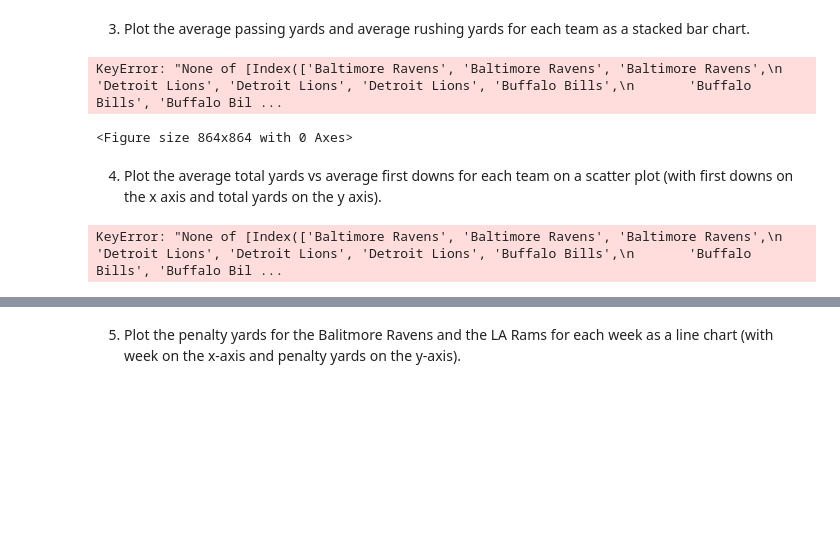
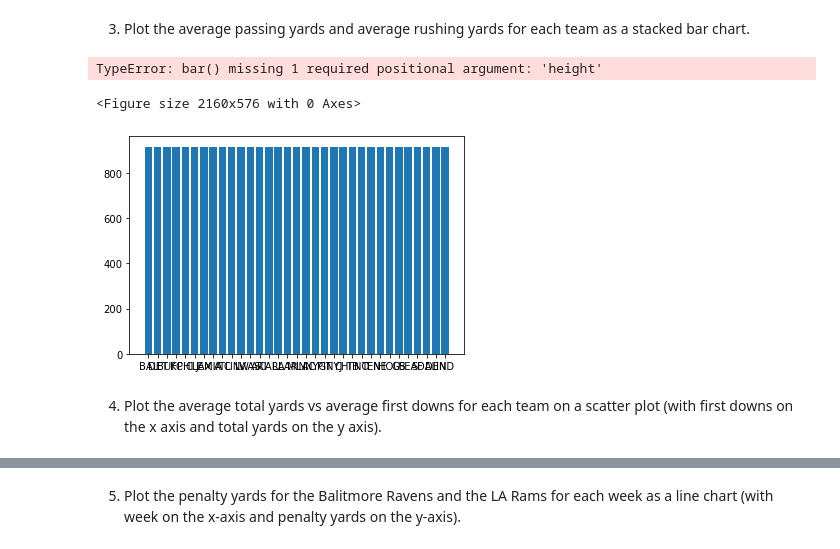
Before and after one commit to AveryH6/cis277-fa22-Lab5, a Jupyter notebook: Lab5.ipynb, the cells around one changed output, grey strips where cells are left out. Saved outputs shown, nothing was run; the diff lists cells and outputs as text; code cells hidden in the pictures; blank space fills up the shorter version.

```diff
--- a/Lab5.ipynb
+++ b/Lab5.ipynb
@@ -108,39 +98,14 @@ barhplot
 [figure]
 # %% [markdown]
 3. Plot the average passing yards and average rushing yards for each team as a stacked bar chart.
-# %%
-plt.figure(figsize=(12, 12))
-labels = df.team
-
-ave_passing_yards = df[ df.team ].passing_yards.mean()
-ave_rushing_yards = df[ df.team ].rushing_yards.mean()
-
-fig, ax = plt.subplots()
-
-ax.bar(labels, ave_passing_yards, label = "Passing Yards")
-ax.bar(labels, ave_rushing_yards, label = "Rushing Yards")
-
-ax.xlabel("Teams")
-ax.ylabel("Passing and Rushing Yards")
-ax.title("Average Passing Yards and Rushing Yards")
-ax.legend()
-
-plt.show()
-# %% [output]
-KeyError: "None of [Index(['Baltimore Ravens', 'Baltimore Ravens', 'Baltimore Ravens',\n       'Detroit Lions', 'Detroit Lions', 'Detroit Lions', 'Buffalo Bills',\n       'Buffalo Bills', 'Buffalo Bil ...
-<Figure size 864x864 with 0 Axes>
+# %%
+plt.figure(figsize=(30, 8))
+
+plt.bar(df1.team_abbr, df1.passing_yards.mean() )
+plt.bar(df1.team_abbr, bottom=df1.rushing_yards.mean())
+# %% [output]
+TypeError: bar() missing 1 required positional argument: 'height'
+<Figure size 2160x576 with 0 Axes>
+[figure, added]
 # %% [markdown]
 4. Plot the average total yards vs average first downs for each team on a scatter plot (with first downs on the x axis and total yards on the y axis).
-# %%
-import numpy as np
-
-first_downs = df1[ "1st_downs" ].mean()
-total = df1[df1.team].total_yards.mean()
-
-x = np.array("1st_downs")
-y = np.array(df.total_yards)
-
-plt.scatter(x, y)
-plt.show()
-# %% [output]
-KeyError: "None of [Index(['Baltimore Ravens', 'Baltimore Ravens', 'Baltimore Ravens',\n       'Detroit Lions', 'Detroit Lions', 'Detroit Lions', 'Buffalo Bills',\n       'Buffalo Bills', 'Buffalo Bil ...
```
Also changed, not shown: parts of 5 cells of this notebook.
